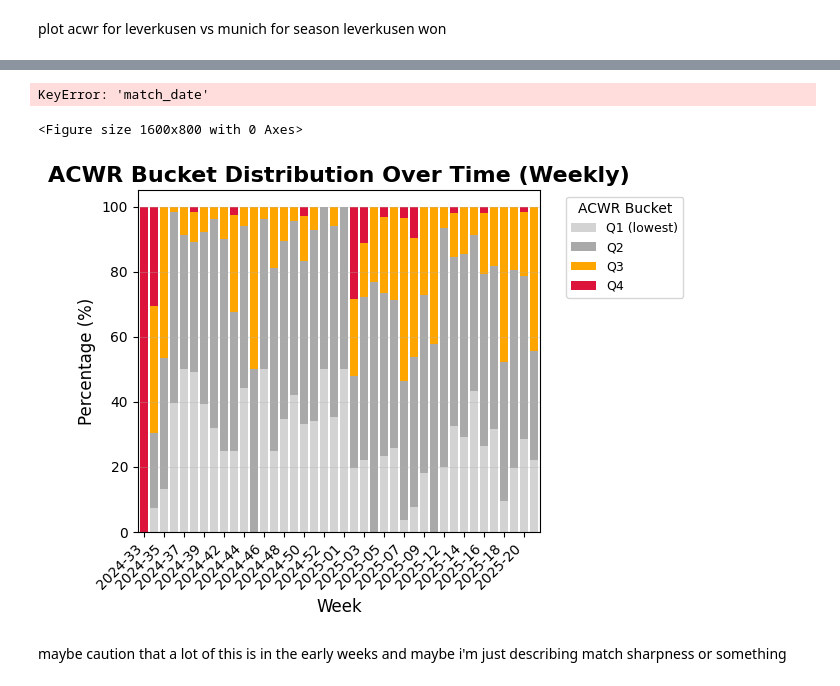
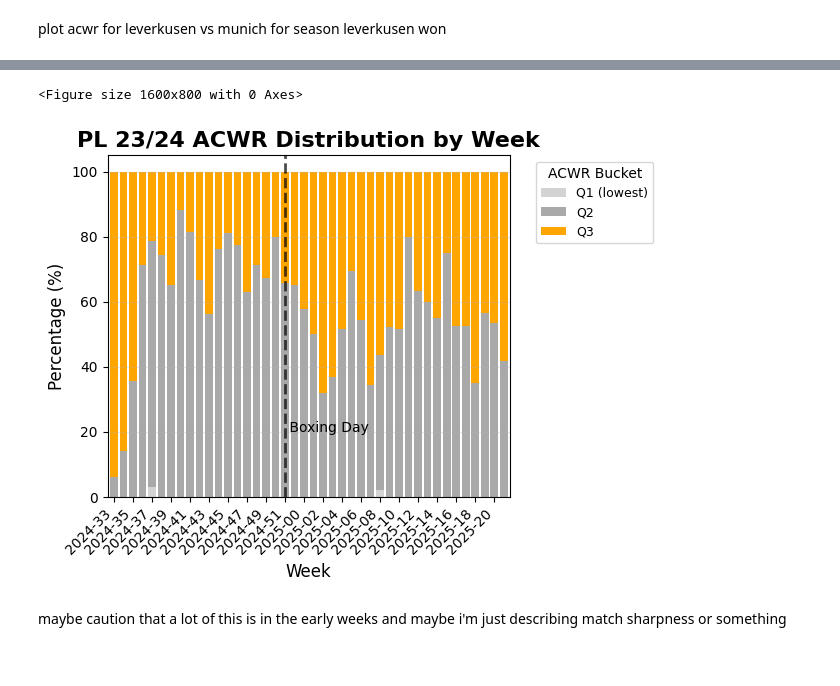
Before and after one commit to conormalone/Hudl_Performance_Insights_2025, a Jupyter notebook: team_xg_working.ipynb, the cells around one changed output, grey strips where cells are left out. Drawn from its saved outputs; the diff is of its cells as text; code cells hidden in the pictures.

Commit message:
prob final data formatting, normalising hmld

```diff
--- a/team_xg_working.ipynb
+++ b/team_xg_working.ipynb
@@ -312,7 +428,7 @@ teamname_agg = teamname_agg[teamname_agg.match_date>datetime(2024,8,1)]
 cross_tab = pd.crosstab(teamname_agg['team_name'], teamname_agg['ACWR_bucket'])
 
 # Ensure all 4 ACWR buckets are present (even if some have zero counts)
-all_buckets = ['Q1 (lowest)', 'Q2', 'Q3', 'Q4']
+all_buckets = ['Q1 (lowest)', 'Q2', 'Q3']
 for bucket in all_buckets:
     if bucket not in cross_tab.columns:
         cross_tab[bucket] = 0
@@ -321,7 +437,7 @@ for bucket in all_buckets:
 cross_tab = cross_tab[all_buckets]
 
 # Define colors for each bucket
-colors = ['#2E8B57', '#4682B4', '#FFA500', '#DC143C']  # Q1: green, Q2: blue, Q3: orange, Q4: red
+colors = [ '#4682B4', '#FFA500', '#DC143C']  #'#2E8B57', Q1: green, Q2: blue, Q3: orange, Q4: red
 
 # Create the stacked bar chart
 plt.figure(figsize=(12, 6))
@@ -372,18 +488,18 @@ team_agg_df.columns = [f"{col[0]}_{col[1]}" if col[1] != '' else col[0]
                                 for col in team_agg_df.columns]
 team_agg_df["ACWR_bucket"] = pd.cut(
     team_agg_df["ACWR_mean"],
-    bins=[-float('inf'), 0.8, 1.3, 2, float('inf')],
-    labels=["Q1 (lowest)", "Q2", "Q3", "Q4"]
+    bins=[-float('inf'), 0.01, 2.5, float('inf')], #bins=[-float('inf'), 0.01, 1, float('inf')],# bins=[-float('inf'), 0.8, 1.3, 2, float('inf')],
+    labels=["Q1 (lowest)", "Q2", "Q3"]
 )
 teamname_agg = team_agg_df.merge(teamlist, on="shot_team_id",how="left")
 teamname_agg = teamname_agg[teamname_agg.team_name.isin(standard_pl_teams)]
-teamname_agg['match_date'] = pd.to_datetime(teamname_agg['match_date'], format='%d/%m/%Y')
-teamname_agg = teamname_agg[teamname_agg.match_date>datetime(2024,8,1)]
+teamname_agg['match_date'] = pd.to_datetime(teamname_agg['match_date'], format='%Y-%m-%d')
+teamname_agg = teamname_agg[teamname_agg.match_date>dt.datetime(2024,8,1)]
 # %%
 cross_tab = pd.crosstab(teamname_agg['team_name'], teamname_agg['ACWR_bucket'])
 
 # Ensure all 4 ACWR buckets are present (even if some have zero counts)
-all_buckets = ['Q1 (lowest)', 'Q2', 'Q3', 'Q4']
+all_buckets = ['Q1 (lowest)', 'Q2', 'Q3']
 for bucket in all_buckets:
     if bucket not in cross_tab.columns:
         cross_tab[bucket] = 0
@@ -392,7 +508,7 @@ for bucket in all_buckets:
 cross_tab = cross_tab[all_buckets]
 
 # Define colors for each bucket
-colors = ['#2E8B57', '#4682B4', '#FFA500', '#DC143C']  # Q1: green, Q2: blue, Q3: orange, Q4: red
+colors = [ '#4682B4', '#FFA500', '#DC143C']  # '#2E8B57',Q1: green, Q2: blue, Q3: orange, Q4: red
 
 # Create the stacked bar chart
 plt.figure(figsize=(12, 6))
@@ -473,8 +609,8 @@ team_agg_df.columns = [f"{col[0]}_{col[1]}" if col[1] != '' else col[0]
                                 for col in team_agg_df.columns]
 team_agg_df["ACWR_bucket"] = pd.cut(
     team_agg_df["ACWR_mean"],
-    bins=[-float('inf'), 0.8, 1.3, 2, float('inf')],
-    labels=["Q1 (lowest)", "Q2", "Q3", "Q4"]
+    bins=[-float('inf'), 0.01, 2.5, float('inf')], #bins=[-float('inf'), 0.01, 1, float('inf')],# bins=[-float('inf'), 0.8, 1.3, 2, float('inf')],
+    labels=["Q1 (lowest)", "Q2", "Q3"]
 )
 
 team_agg_df = team_agg_df[team_agg_df["ACWR_mean"]>0]
@@ -500,57 +636,58 @@ team_agg_df
-# %%
-df['match_date'].dt.strftime('%Y-%U')
-# %% [output]
-KeyError: 'match_date'
 # %%
 import pandas as pd
 import matplotlib.pyplot as plt
 from datetime import datetime
 df = team_agg_df[["match_date","shot_team_id","ACWR_bucket"]].drop_duplicates()
-df['match_date'] = pd.to_datetime(df['match_date'], format='%d/%m/%Y')
+df['match_date'] = pd.to_datetime(df['match_date'], format='%Y-%m-%d')
 df = df[df.match_date>datetime(2024,8,1)]
 # Convert match_date to datetime if not already
-df['match_date'] = pd.to_datetime(df['match_date'], format='%d/%m/%Y')
+df['match_date'] = pd.to_datetime(df['match_date'], format='%Y-%m-%d')
+#date_string= pd.to_datetime('2024-12-26')#
+target_week = pd.to_datetime('2024-12-26').date().strftime("%Y-%U")
 
 # Extract year-week for grouping (you can also use year-month if preferred)
 df['year_week'] = df['match_date'].dt.strftime('%Y-%U')  # %U gives week number
 
 # Create cross-tabulation of weeks vs ACWR_bucket counts
 cross_tab = pd.crosstab(df['year_week'], df['ACWR_bucket'])
-
+vertical_line_date1 = list(cross_tab.index).index(target_week)
 # Ensure all 4 ACWR buckets are present
-all_buckets = ['Q1 (lowest)', 'Q2', 'Q3', 'Q4']
+all_buckets = ['Q1 (lowest)', 'Q2', 'Q3']
 for bucket in all_buckets:
     if bucket not in cross_tab.columns:
         cross_tab[bucket] = 0
 
 # Reorder columns to match Q1-Q4 sequence
 cross_tab = cross_tab[all_buckets]
 
 # Convert counts to percentages for each week
 cross_tab_percent = cross_tab.div(cross_tab.sum(axis=1), axis=0) * 100
 
 # Define colors for each bucket
 colors = ['#2E8B57', '#4682B4', '#FFA500', '#DC143C']
 colors = ['#D3D3D3', '#A9A9A9', '#FFA500', '#DC143C']
 # Create the percentage stacked bar chart
 plt.figure(figsize=(16, 8))
 ax = cross_tab_percent.plot(kind='bar', stacked=True, color=colors, width=0.8)
 
-plt.title('ACWR Bucket Distribution Over Time (Weekly)', fontsize=16, fontweight='bold')
+plt.title('PL 23/24 ACWR Distribution by Week', fontsize=16, fontweight='bold')
 plt.xlabel('Week', fontsize=12)
 plt.ylabel('Percentage (%)', fontsize=12)
 x_labels = [str(period) for period in cross_tab.index]
 plt.xticks(range(len(x_labels)), x_labels, rotation=45, ha='right')
 ax.set_xticks(ax.get_xticks()[::2])  # Show every second tick
 ax.set_xticklabels(x_labels[::2])
+plt.axvline(x=vertical_line_date1, color='black', linestyle='--', linewidth=2, alpha=0.7,
+            label='')
+plt.text(vertical_line_date1,20,' Boxing Day')
 plt.legend(title='ACWR Bucket', title_fontsize=10, fontsize=9,
            bbox_to_anchor=(1.05, 1), loc='upper left')
 plt.grid(axis='y', alpha=0.3)
 plt.tight_layout()
 plt.show()
 # %% [output]
 <Figure size 1600x800 with 0 Axes>
-[figure, old version]
+[figure, new version]
 # %% [markdown]
 maybe caution that a lot of this is in the early weeks and maybe i'm just describing match sharpness or something
 # %%
```
Also changed, not shown: parts of 73 cells of this notebook, 1 other file.
